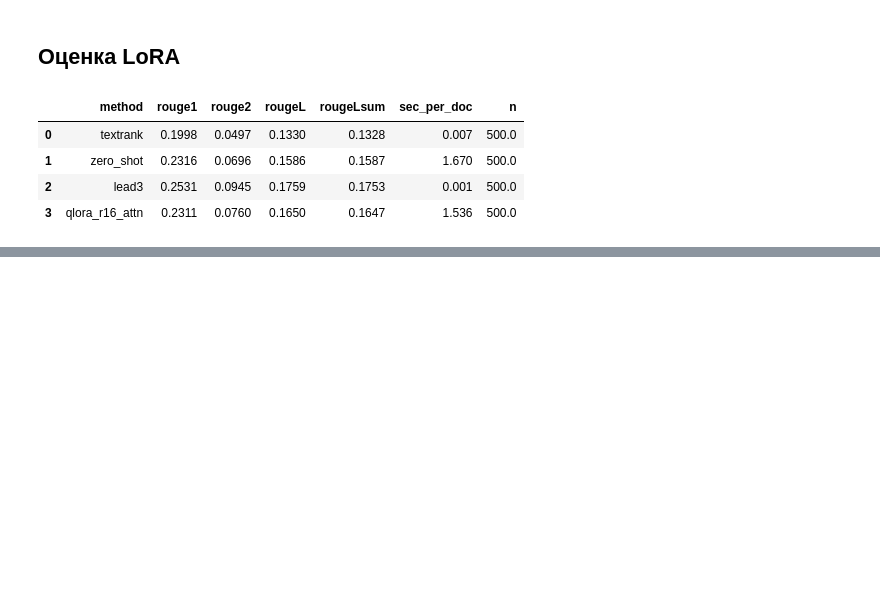
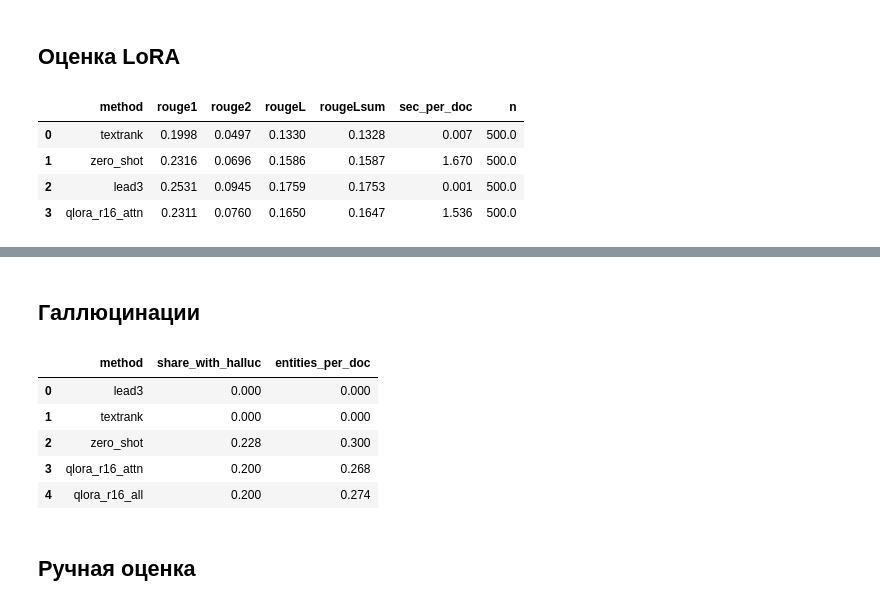
Before and after one commit to Polon-Lubvi/ICTIS, a Jupyter notebook: 01_pipeline.ipynb, the cells around one changed output, grey strips where cells are left out. Saved outputs shown, nothing was run; the diff lists cells and outputs as text; code cells hidden in the pictures; blank space fills up the shorter version.

```diff
--- a/01_pipeline.ipynb
+++ b/01_pipeline.ipynb
@@ -382,0 +415,37 @@ eval_lora("qlora_r16_all")
+# %% [markdown]
+## Галлюцинации
+# %%
+from natasha import Segmenter, NewsEmbedding, NewsNERTagger, NewsMorphTagger, MorphVocab, Doc
+seg, emb, voc = Segmenter(), NewsEmbedding(), MorphVocab()
+ner, morph = NewsNERTagger(emb), NewsMorphTagger(emb)
+
+def entities(text):
+    d = Doc(text); d.segment(seg); d.tag_morph(morph); d.tag_ner(ner)
+    for s in d.spans: s.normalize(voc)
+    return {(s.type, s.normal.lower()) for s in d.spans}
+
+t0 = time.time()
+src = [entities(t) for t in eval_df.text]
+found, summary = [], []
+for m in METHODS:
+    p = pd.read_parquet(f"{ROOT}/data/processed/preds_{m}.parquet")
+    n_bad = 0
+    for i, (pred, text) in enumerate(zip(p.pred, p.text)):
+        bad = [e for e in entities(pred) if e not in src[i] and e[1] not in text.lower()]
+        n_bad += bool(bad)
+        found += [{"method": m, "doc": i, "type": t, "entity": e} for t, e in bad]
+    summary.append({"method": m, "share_with_halluc": round(n_bad / len(p), 3),
+                    "entities_per_doc": round(sum(f["method"] == m for f in found) / len(p), 3)})
+pd.DataFrame(found).to_csv(f"{ROOT}/reports/hallucinations.csv", index=False)
+h = pd.DataFrame(summary); h.to_csv(f"{ROOT}/reports/hallucinations_summary.csv", index=False)
+log_step("hallucinations_ner", t0, rows_in=len(eval_df) * len(METHODS))
+h
+# %% [output]
+|  | method | share_with_halluc | entities_per_doc |
+| 0 | lead3 | 0.000 | 0.000 |
+| 1 | textrank | 0.000 | 0.000 |
+| 2 | zero_shot | 0.228 | 0.300 |
+| 3 | qlora_r16_attn | 0.200 | 0.268 |
+| 4 | qlora_r16_all | 0.200 | 0.274 |
+# %% [markdown]
+## Ручная оценка
```
Also changed, not shown: parts of 7 cells of this notebook.
